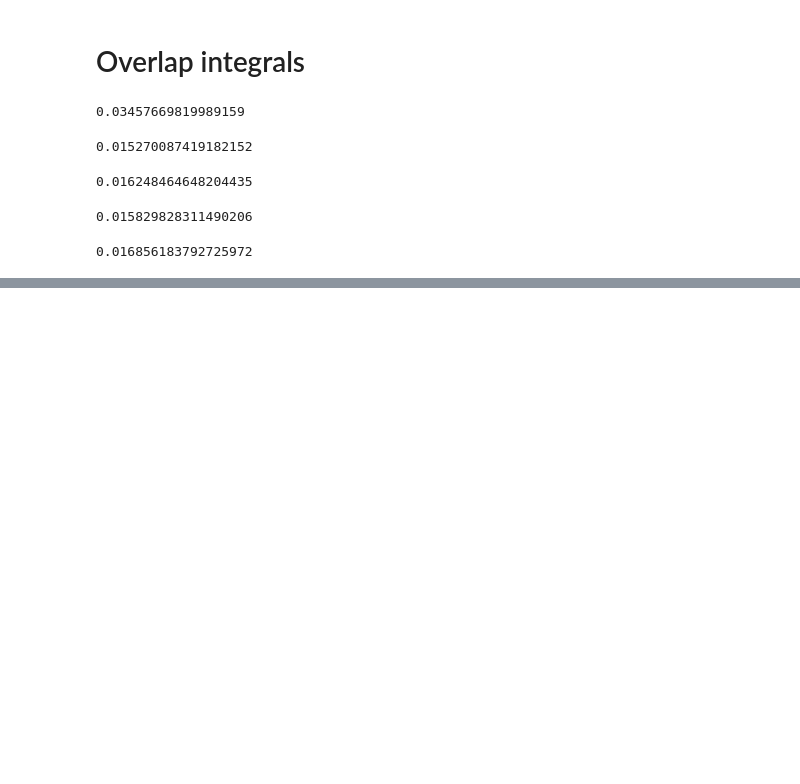
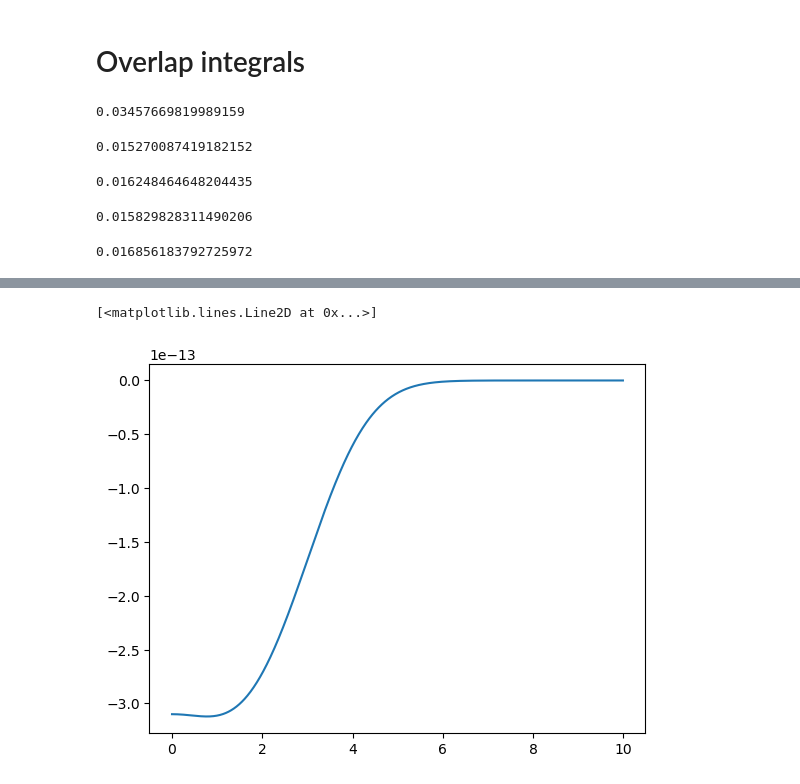
Before and after one commit to Partynumbers42/phasr, a Jupyter notebook: Example.ipynb, the cells around one changed output, grey strips where cells are left out. Cells and saved outputs as stored; diff of their text form; code cells hidden in the pictures; blank space fills up the shorter version.

```diff
--- a/Example.ipynb
+++ b/Example.ipynb
@@ -466,0 +492,6 @@ phr.overlap_integral_vector(nucleus_osz_Al27,'n')
+# %%
+r=np.arange(0,10,1e-2)
+plt.plot(r,nucleus_osz_Al27.weak_potential(r))
+# %% [output]
+[<matplotlib.lines.Line2D at 0x...>]
+[figure, added]
```
Also changed, not shown: parts of 8 cells of this notebook, 1 other file.
